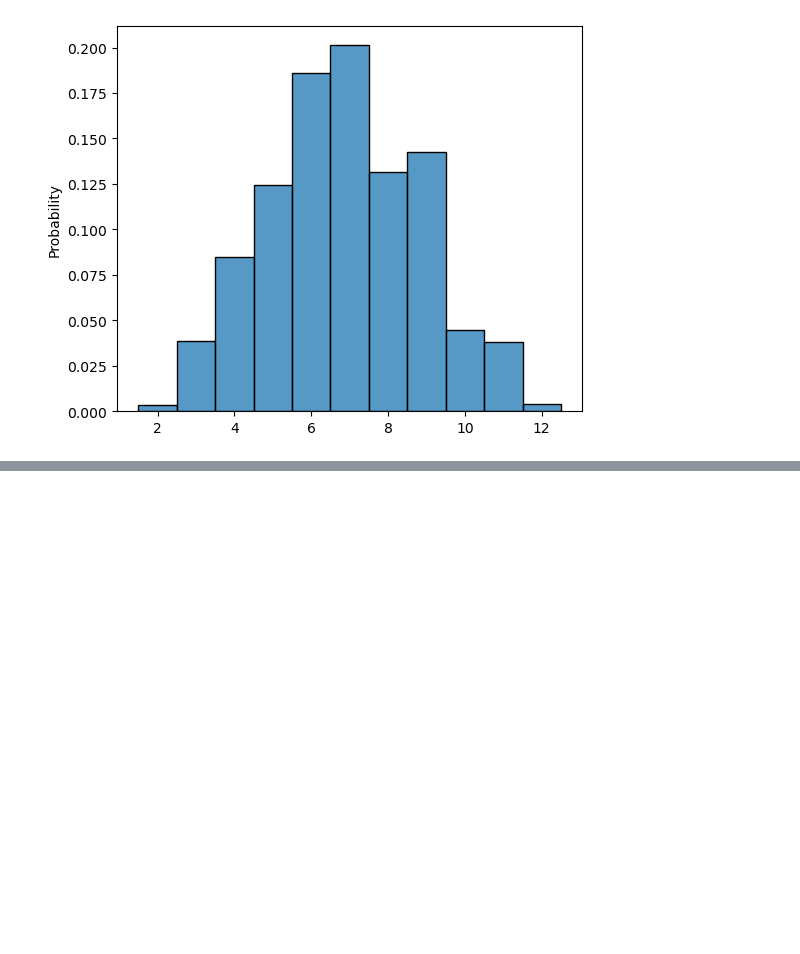
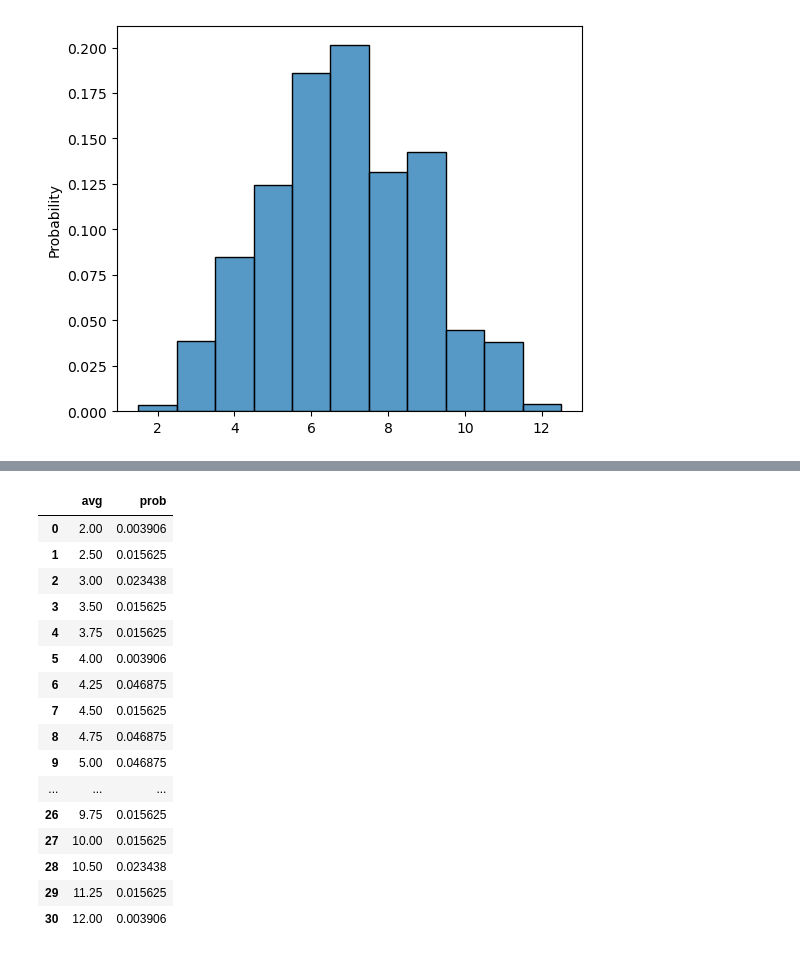
Before and after one commit to d-saikrishna/DataScience, a Jupyter notebook: Stats/Bootstrapping.ipynb, the cells around one changed output, grey strips where cells are left out. Drawn from its saved outputs; the diff is of its cells as text; code cells hidden in the pictures; blank space fills up the shorter version.

```diff
--- a/Stats/Bootstrapping.ipynb
+++ b/Stats/Bootstrapping.ipynb
@@ -46,0 +114,21 @@ plt.show()
+# %%
+df = df.groupby('avg')[['prob']].sum().reset_index()
+df
+# %% [output]
+|  | avg | prob |
+| 0 | 2.00 | 0.003906 |
+| 1 | 2.50 | 0.015625 |
+| 2 | 3.00 | 0.023438 |
+| 3 | 3.50 | 0.015625 |
+| 4 | 3.75 | 0.015625 |
+| 5 | 4.00 | 0.003906 |
+| 6 | 4.25 | 0.046875 |
+| 7 | 4.50 | 0.015625 |
+| 8 | 4.75 | 0.046875 |
+| 9 | 5.00 | 0.046875 |
+| ... | ... | ... |
+| 26 | 9.75 | 0.015625 |
+| 27 | 10.00 | 0.015625 |
+| 28 | 10.50 | 0.023438 |
+| 29 | 11.25 | 0.015625 |
+| 30 | 12.00 | 0.003906 |
```
Also changed, not shown: parts of 14 cells of this notebook, 1 other file.
